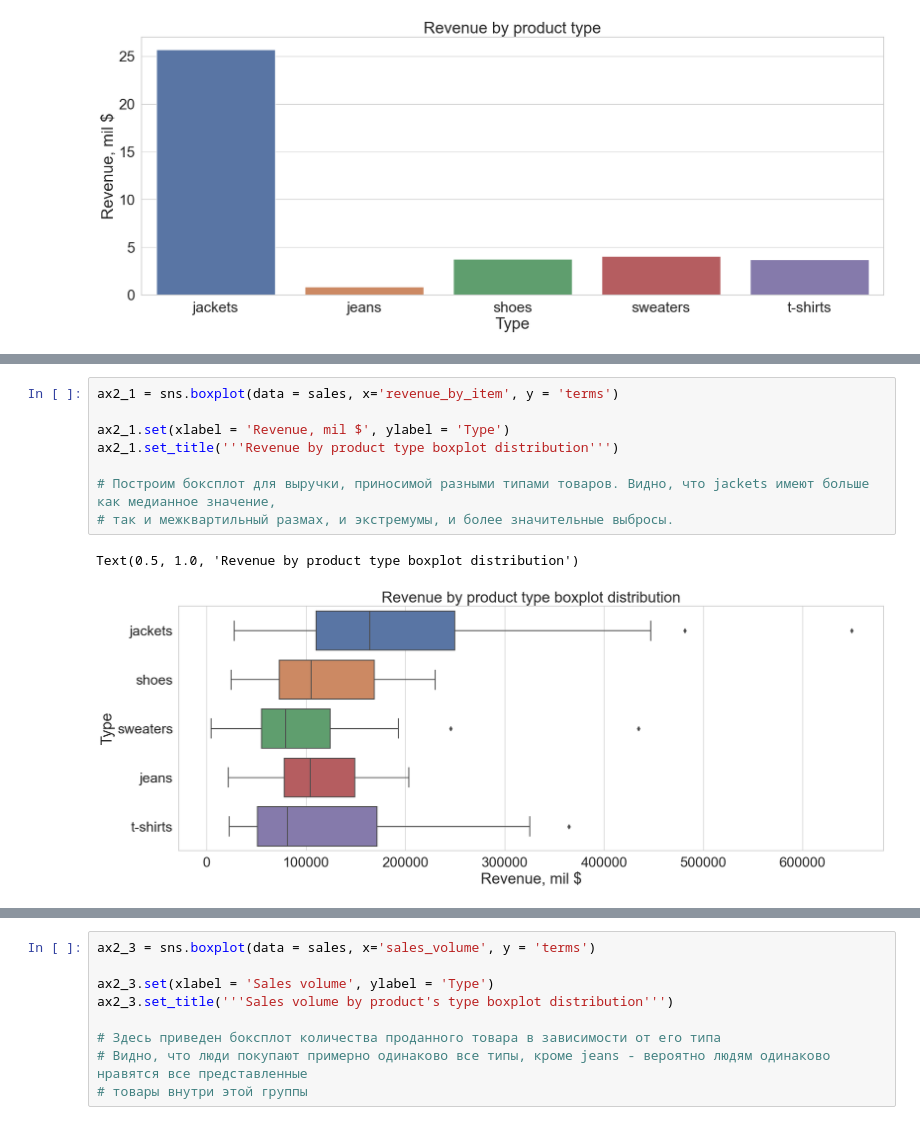
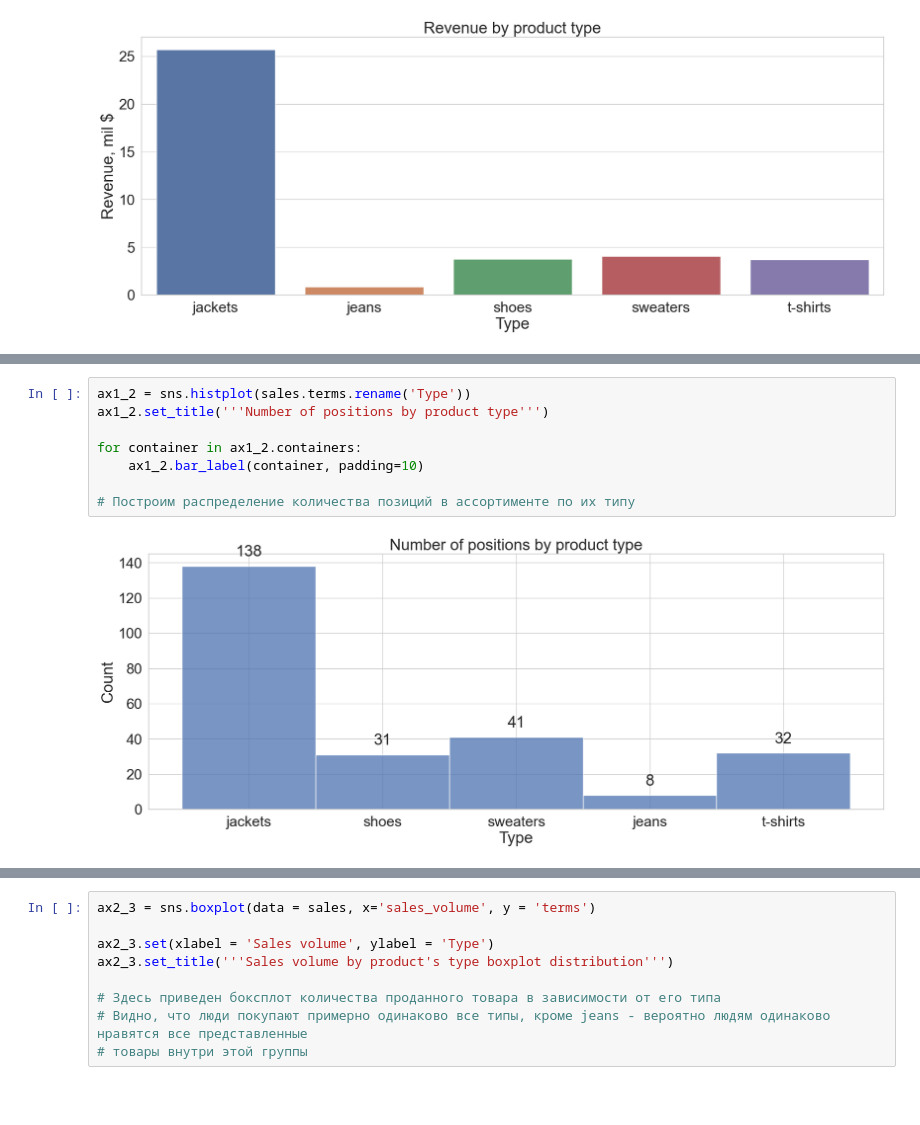
Before and after one commit to Kelebrimbor/Analytics, a Jupyter notebook: Zara_sales/Kaggle_Zara_sales.ipynb, the cells around one changed output, grey strips where cells are left out. Saved outputs shown, nothing was run; the diff lists cells and outputs as text; blank space fills up the shorter version.

```diff
--- a/Zara_sales/Kaggle_Zara_sales.ipynb
+++ b/Zara_sales/Kaggle_Zara_sales.ipynb
@@ -344,11 +328,10 @@ Name: terms, dtype: int64
-# %%
-ax2_1 = sns.boxplot(data = sales, x='revenue_by_item', y = 'terms')
-
-ax2_1.set(xlabel = 'Revenue, mil $', ylabel = 'Type')
-ax2_1.set_title('''Revenue by product type boxplot distribution''')
-
-# Построим боксплот для выручки, приносимой разными типами товаров. Видно, что jackets имеют больше как медианное значение,
-# так и межквартильный размах, и экстремумы, и более значительные выбросы.
-# %% [output]
-Text(0.5, 1.0, 'Revenue by product type boxplot distribution')
-[figure, removed]
+# %%
+ax1_2 = sns.histplot(sales.terms.rename('Type'))
+ax1_2.set_title('''Number of positions by product type''')
+
+for container in ax1_2.containers:
+    ax1_2.bar_label(container, padding=10)
+
+# Построим распределение количества позиций в ассортименте по их типу
+# %% [output]
+[figure, new version]
```
Also changed, not shown: parts of 18 cells of this notebook.
